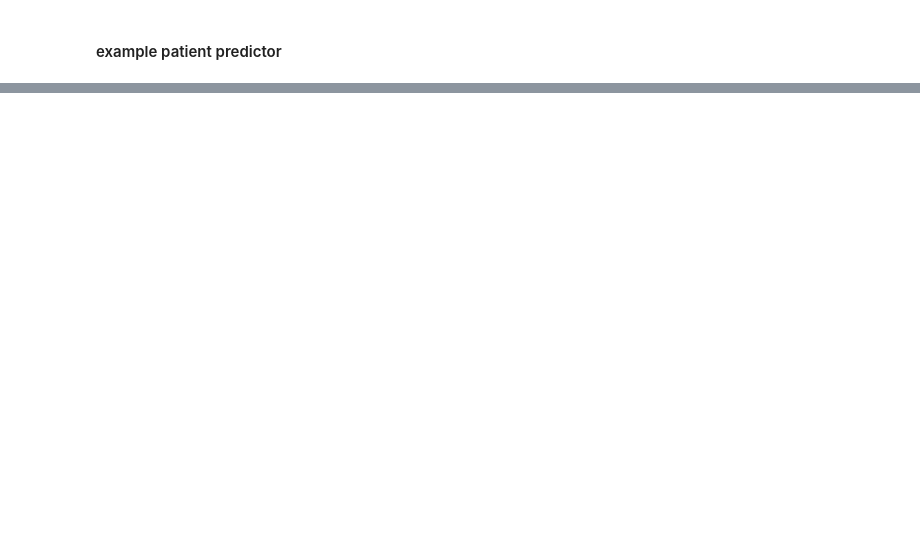
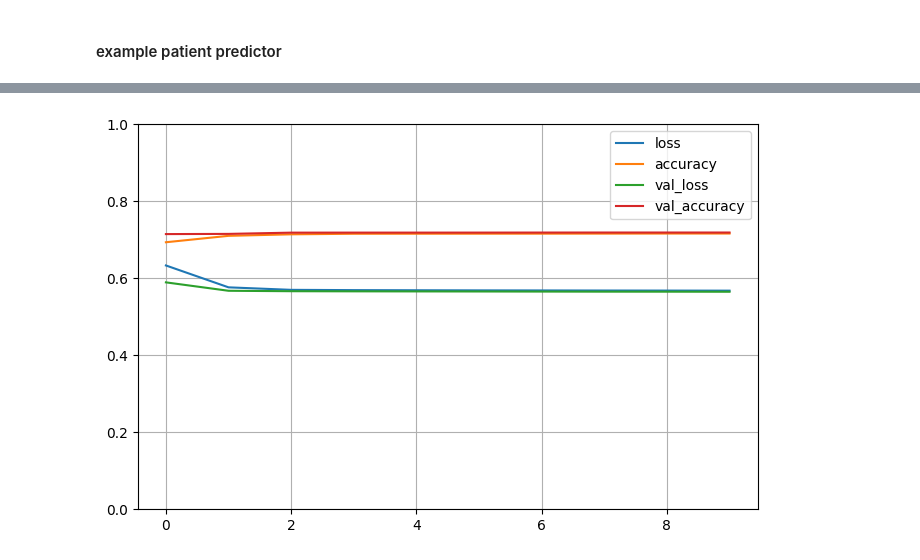
Before and after one commit to samlowe106/MATH-7243-Project, a Jupyter notebook: UPDATED MODELS.ipynb, the cells around one changed output, grey strips where cells are left out. Saved outputs shown, nothing was run; the diff lists cells and outputs as text; code cells hidden in the pictures; blank space fills up the shorter version.

Commit message:
Removed old notebooks and added neural net model

```diff
--- a/UPDATED MODELS.ipynb
+++ b/UPDATED MODELS.ipynb
@@ -484,0 +485,15 @@ Probability of death: 0.3056870463236172
+# %%
+from sklearn.preprocessing import LabelEncoder
+import keras
+encoder = LabelEncoder()
+encoder.fit(y_train)
+y_train = encoder.transform(y_train)
+encoder.fit(y_test)
+y_test = encoder.transform(y_test)
+model = keras.models.Sequential([
+    keras.layers.Dense(100, input_shape = (len(X_train.columns),)),
+    keras.layers.Dense(100, activation="relu"),
+    keras.layers.Dense(100, activation="relu"),
+    keras.layers.Dense(1, activation="sigmoid")
+])
+model.summary()
@@ -484,0 +527,14 @@ Probability of death: 0.3056870463236172
+# %%
+model.compile(loss="binary_crossentropy",
+              optimizer="sgd",
+              metrics=["accuracy"])
+
+# Train using mini batch
+history_mb = model.fit(
+    X_train,
+    y_train,
+    batch_size=128,
+    steps_per_epoch=len(X_train) // 128,
+    epochs=10,
+    verbose=1,
+    validation_data=(X_test, y_test))
@@ -484,0 +562,8 @@ Probability of death: 0.3056870463236172
+# %%
+pd.DataFrame(history_mb.history).plot(figsize=(8, 5))
+plt.grid(True)
+plt.gca().set_ylim(0, 1)
+
+plt.show()
+# %% [output]
+[figure, added]
```
Also changed, not shown: parts of 9 cells of this notebook, 3 other files.
